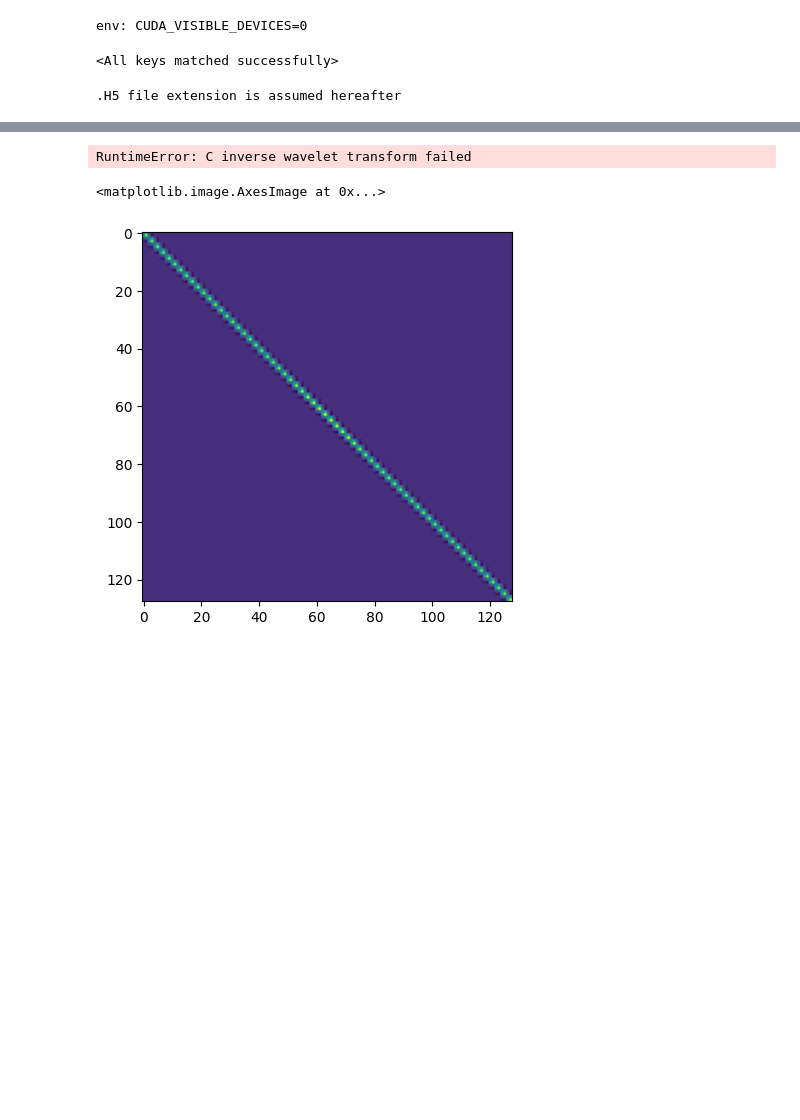
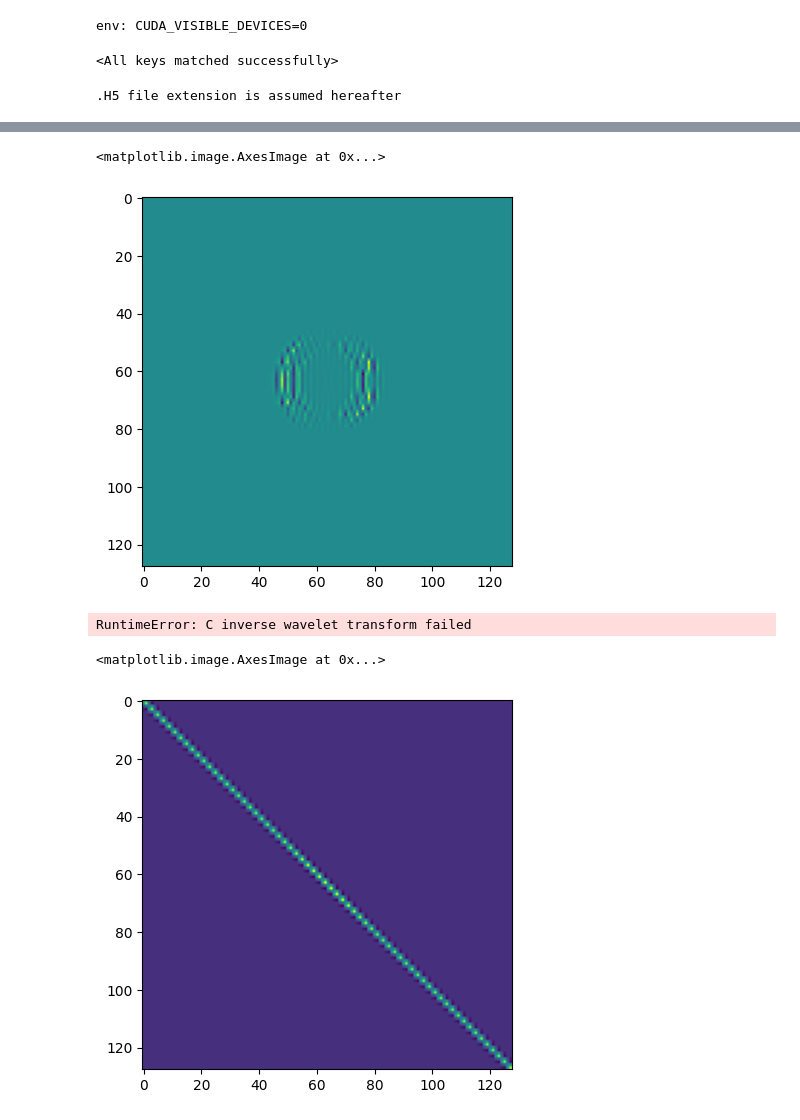
Before and after one commit to yashpatel5400/fpo, a Jupyter notebook: scratch/wavelet.ipynb, the cells around one changed output, grey strips where cells are left out. Cells and saved outputs as stored; diff of their text form; code cells hidden in the pictures; blank space fills up the shorter version.

```diff
--- a/scratch/wavelet.ipynb
+++ b/scratch/wavelet.ipynb
@@ -149,3 +171,8 @@ np.sum(np.abs(y - rec_data))
+# %%
+plt.imshow(rec_data)
+# %% [output]
+<matplotlib.image.AxesImage at 0x...>
+[figure, added]
 # %%
 # Generate discrete signal
 scale = 7
```
Also changed, not shown: parts of 10 cells of this notebook.
